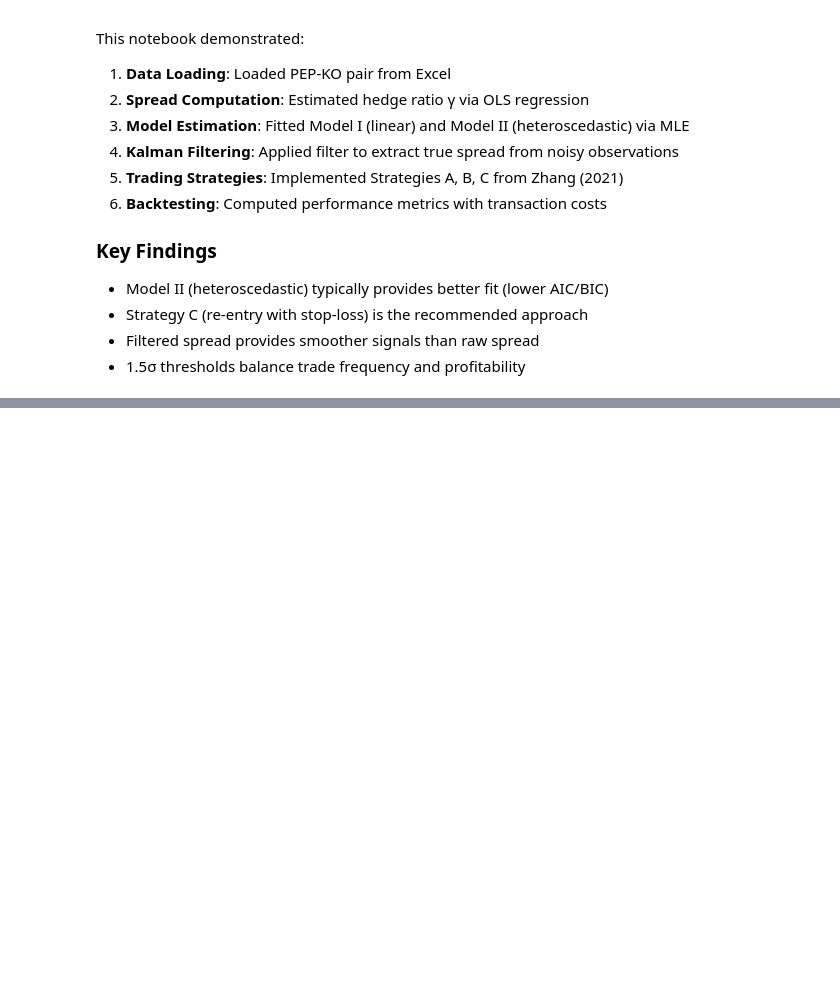
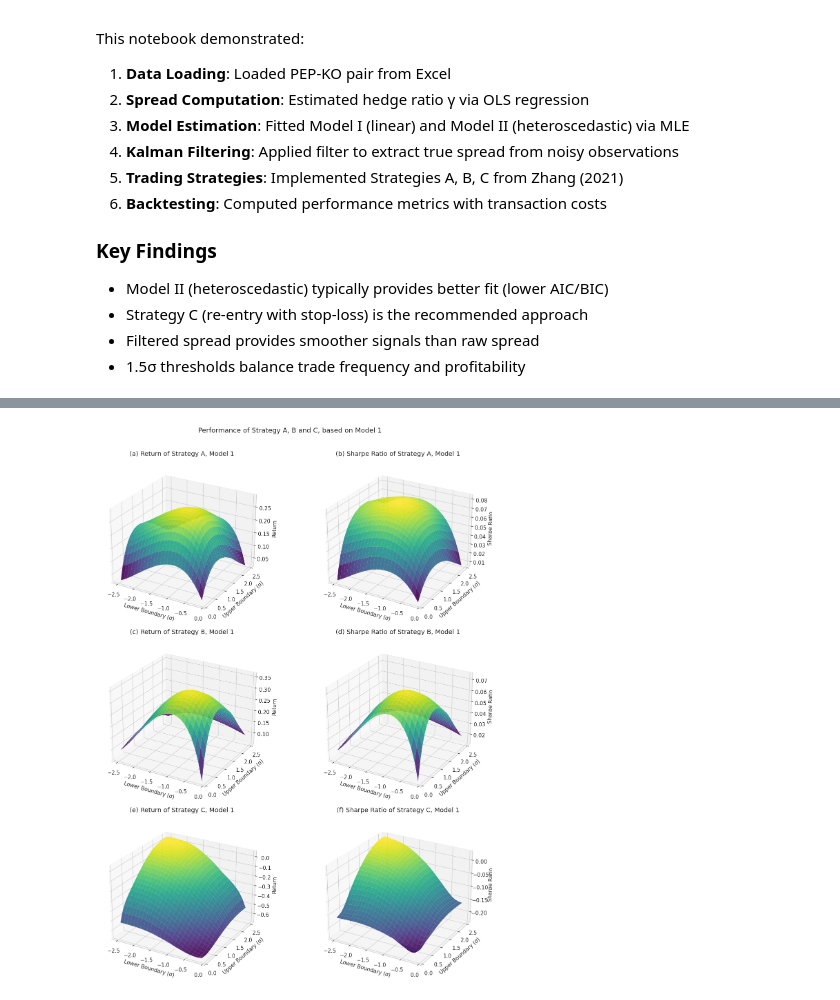
Before and after one commit to HUGO-ROCHA-MONDRAGON/PAIRS_TRADING_SSM, a Jupyter notebook: pairs-ssm/notebooks/01_pep_ko_analysis.ipynb, the cells around one changed output, grey strips where cells are left out. Cells and saved outputs as stored; diff of their text form; code cells hidden in the pictures; blank space fills up the shorter version.

Commit message:
Benchmark strats

```diff
--- a/pairs-ssm/notebooks/01_pep_ko_analysis.ipynb
+++ b/pairs-ssm/notebooks/01_pep_ko_analysis.ipynb
@@ -361,0 +400,15 @@ This notebook demonstrated:
+# %%
+# =============================================================================
+# Run Table 1 Optimization
+# =============================================================================
+import time
+
+# Run with full paper parameters
+N_SIMS = 10000  # Paper uses 10,000
+T_DAYS = 1000   # ~4 years
+
+start_time = time.time()
+all_results = replicate_table1(N=N_SIMS, T=T_DAYS, cost_bp=20.0, verbose=True)
+total_time = time.time() - start_time
+
+print(f"\n⏱️ Total computation time: {total_time:.1f}s")
@@ -361,0 +645,44 @@ This notebook demonstrated:
+# %%
+# =============================================================================
+# Plot 3D Surfaces for each Model (like Figures A1-A5)
+# =============================================================================
+
+def plot_model_surfaces(model_name, surfaces_data):
+    """Create 3x2 subplot with CR and SR surfaces for strategies A, B, C"""
+    fig = plt.figure(figsize=(14, 16))
+
+    strategies = ['A', 'B', 'C']
+
+    for i, strat in enumerate(strategies):
+        # CR surface (left column)
+        ax1 = fig.add_subplot(3, 2, 2*i + 1, projection='3d')
+        CR = surfaces_data[strat]['CR']
+        surf1 = ax1.plot_surface(L_mesh, U_mesh, CR, cmap='viridis',
+                                  edgecolor='none', alpha=0.9)
+        ax1.set_xlabel('Lower Boundary (σ)')
+        ax1.set_ylabel('Upper Boundary (σ)')
+        ax1.set_zlabel('Return')
+        ax1.set_title(f'({chr(97+2*i)}) Return of Strategy {strat}, {model_name}')
+        ax1.view_init(elev=25, azim=-60)
+
+        # SR surface (right column)
+        ax2 = fig.add_subplot(3, 2, 2*i + 2, projection='3d')
+        SR = surfaces_data[strat]['SR']
+        surf2 = ax2.plot_surface(L_mesh, U_mesh, SR, cmap='viridis',
+                                  edgecolor='none', alpha=0.9)
+        ax2.set_xlabel('Lower Boundary (σ)')
+        ax2.set_ylabel('Upper Boundary (σ)')
+        ax2.set_zlabel('Sharpe Ratio')
+        ax2.set_title(f'({chr(98+2*i)}) Sharpe Ratio of Strategy {strat}, {model_name}')
+        ax2.view_init(elev=25, azim=-60)
+
+    fig.suptitle(f'Performance of Strategy A, B and C, based on {model_name}',
+                 fontsize=14, y=1.01)
+    plt.tight_layout()
+    return fig
+
+# Plot Model 1
+fig1 = plot_model_surfaces('Model 1', surfaces['model1'])
+plt.show()
+# %% [output]
+[figure, added]
```
Also changed, not shown: parts of 11 cells of this notebook, 9 other files.
